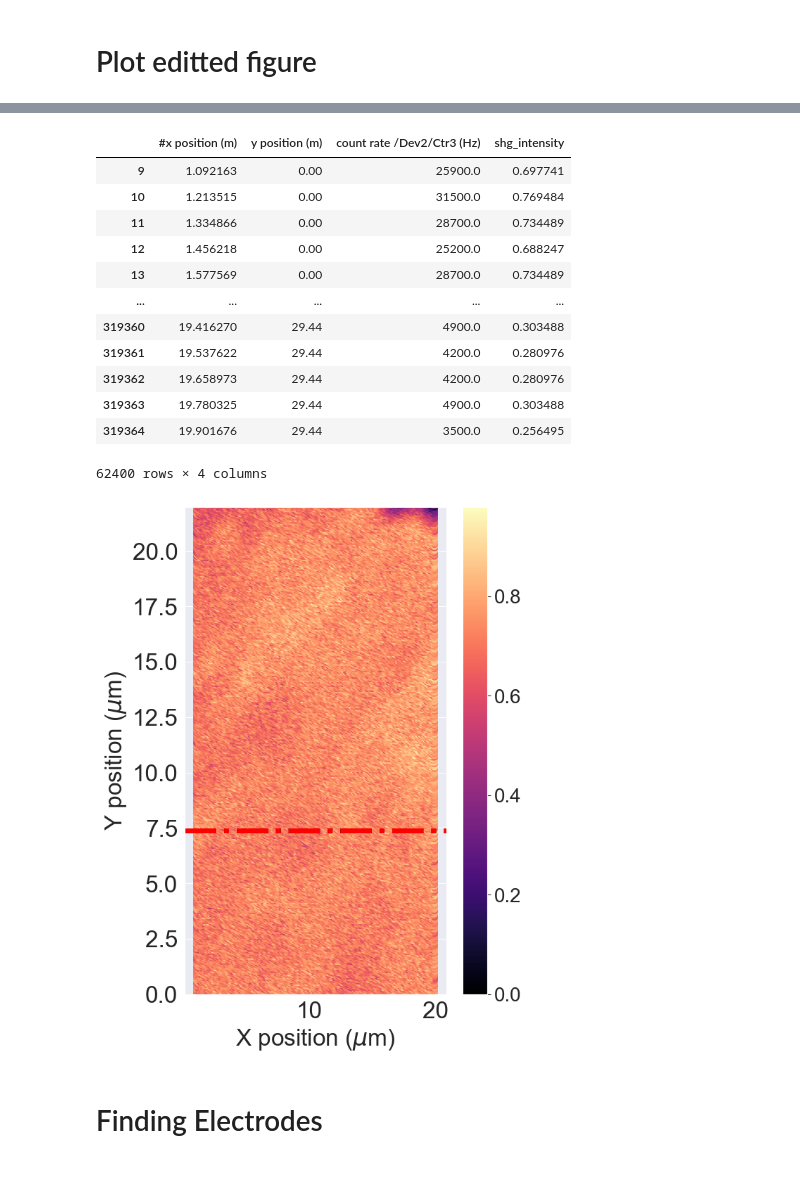
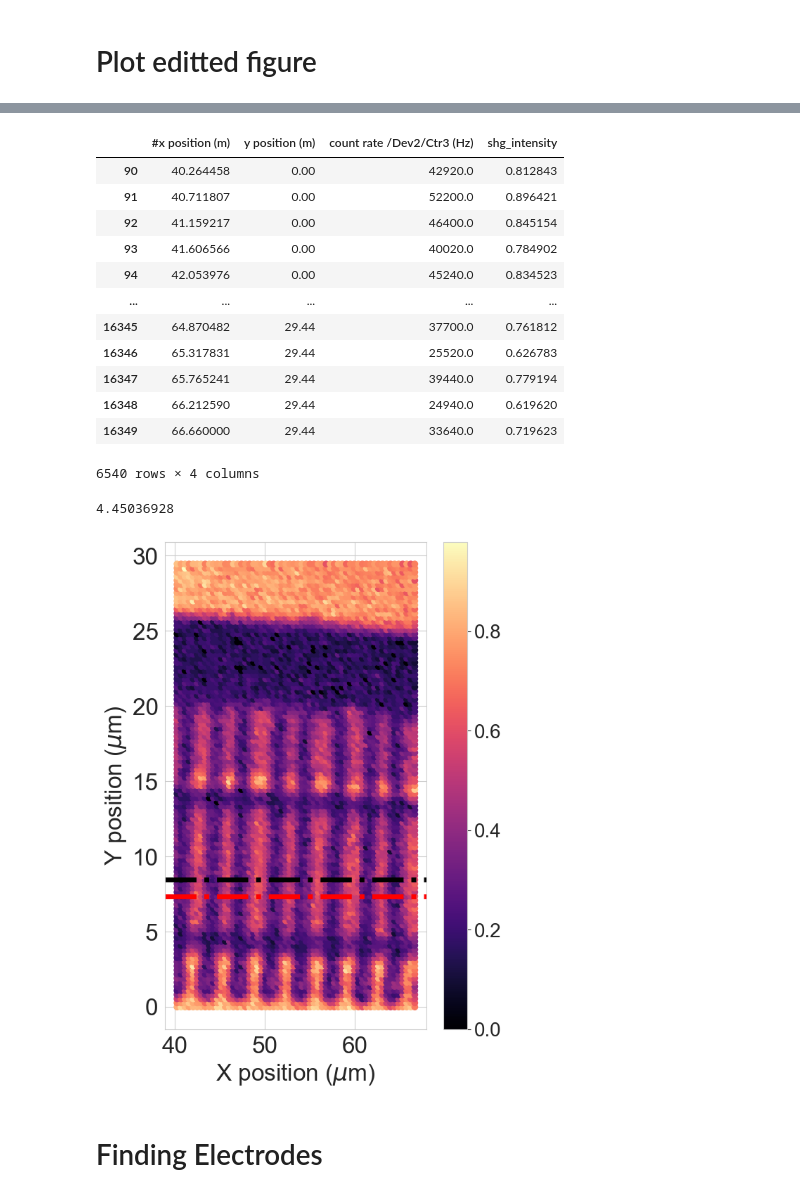
Before and after one commit to yuzy2017/Comb_Project_code, a Jupyter notebook: Exp_results/Zhuoyu_Poling/Code/Code/Lighter_dutyCycle.ipynb, the cells around one changed output, grey strips where cells are left out. Cells and saved outputs as stored; diff of their text form; code cells hidden in the pictures.

```diff
--- a/Exp_results/Zhuoyu_Poling/Code/Code/Lighter_dutyCycle.ipynb
+++ b/Exp_results/Zhuoyu_Poling/Code/Code/Lighter_dutyCycle.ipynb
@@ -24,7 +24,7 @@ from numpy import sqrt, min,max,sin,cos
 # %%
 
 # 定义数据文件的相对路径
-data_file = Path("..") / ".."/"20250226" / "Confocal" / "20250226-0909-58_confocal_xy_data.dat"
+data_file = Path("..") / ".."/"20250215" / "Confocal" / "20250215-1717-36_confocal_xy_data.dat"
 # 确保路径正确解析
 print(f"解析后的绝对路径: {data_file.resolve()}")
 
@@ -140,8 +140,8 @@ from scipy.signal import convolve
 
 # 复制数据并筛选 poling 区域
 df = data.copy()
-df.drop(df[df['#x position (m)'] < 1].index, inplace=True)
-df.drop(df[df['#x position (m)'] >20].index, inplace=True)
+df.drop(df[df['#x position (m)'] < 40].index, inplace=True)
+#df.drop(df[df['#x position (m)'] >60].index, inplace=True)
 #df.drop(df[df['y position (m)'] > 15].index, inplace=True)
 #df.drop(df[df['y position (m)'] < 5].index, inplace=True)
 
@@ -159,47 +159,51 @@ df['shg_intensity'] = shg_intensity  # 把平滑后的数据加入 DataFrame 里
 df
 # %% [output]
 |  | #x position (m) | y position (m) | count rate /Dev2/Ctr3 (Hz) | shg_intensity |
-| 9 | 1.092163 | 0.00 | 25900.0 | 0.697741 |
-| 10 | 1.213515 | 0.00 | 31500.0 | 0.769484 |
-| 11 | 1.334866 | 0.00 | 28700.0 | 0.734489 |
-| 12 | 1.456218 | 0.00 | 25200.0 | 0.688247 |
-| 13 | 1.577569 | 0.00 | 28700.0 | 0.734489 |
+| 90 | 40.264458 | 0.00 | 42920.0 | 0.812843 |
+| 91 | 40.711807 | 0.00 | 52200.0 | 0.896421 |
+| 92 | 41.159217 | 0.00 | 46400.0 | 0.845154 |
+| 93 | 41.606566 | 0.00 | 40020.0 | 0.784902 |
+| 94 | 42.053976 | 0.00 | 45240.0 | 0.834523 |
 | ... | ... | ... | ... | ... |
-| 319360 | 19.416270 | 29.44 | 4900.0 | 0.303488 |
-| 319361 | 19.537622 | 29.44 | 4200.0 | 0.280976 |
-| 319362 | 19.658973 | 29.44 | 4200.0 | 0.280976 |
-| 319363 | 19.780325 | 29.44 | 4900.0 | 0.303488 |
-| 319364 | 19.901676 | 29.44 | 3500.0 | 0.256495 |
+| 16345 | 64.870482 | 29.44 | 37700.0 | 0.761812 |
+| 16346 | 65.317831 | 29.44 | 25520.0 | 0.626783 |
+| 16347 | 65.765241 | 29.44 | 39440.0 | 0.779194 |
+| 16348 | 66.212590 | 29.44 | 24940.0 | 0.619620 |
+| 16349 | 66.660000 | 29.44 | 33640.0 | 0.719623 |
-62400 rows × 4 columns
+6540 rows × 4 columns
 # %%
 
 # here you verify the line you draw to see if you really get the electrode????
 # md I wash the electrodes so hard to see the period or duty cycle
 vmin = df['shg_intensity'].min()
 #vmax = df['count rate /Dev2/Ctr3 (Hz)'].max()
 vmax = 0.98
-plt.figure(figsize=(6,9))
+fig=plt.figure(figsize=(6,9))
 
 #define the line for electrode reference
-y_e = round(4*(len(df))/16)
+y_e = round(10*(len(df))/35)
 
+print( df['y position (m)'].iloc[y_e]-4)
 #plot the data
 plt.scatter(x=df['#x position (m)'],y=df['y position (m)']
            ,c=df['shg_intensity'],cmap='magma',vmin=vmin,vmax=vmax)
 plt.axhline(y = df['y position (m)'].iloc[y_e], color = 'black', linestyle = '-.',linewidth = 5)
 plt.axhline(y = df['y position (m)'].iloc[round(4*(len(df))/16)], color = 'r', linestyle = '-.',linewidth = 5)
-plt.ylim(0,22)
+#plt.ylim(0,22)
 # plt.axis('off')
 plt.xlabel('X position ($\mu$m)',size = 24)
 plt.ylabel('Y position ($\mu$m)',size = 24)
 plt.tick_params(axis='both', labelsize=24)
 cbar = plt.colorbar()
 ticklabs = cbar.ax.get_yticklabels()
 cbar.ax.set_yticklabels(ticklabs, fontsize=20)
 # cbar.ax.set_title('SHG intensity (counts/sec)',fontsize=20,rotation = 90)
 plt.tick_params(axis='both', labelsize=24)
+file_prefix = data_file.stem  # 提取数据文件名
+fig.savefig(save_dir / f"{file_prefix}_Sample_position.png", dpi=600, transparent=True, bbox_inches='tight')
 # %% [output]
+4.45036928
-[figure, old version]
+[figure, new version]
 # %% [markdown]
 # Finding Electrodes
 # %%
```
Also changed, not shown: parts of 8 cells of this notebook, 10 other files.
